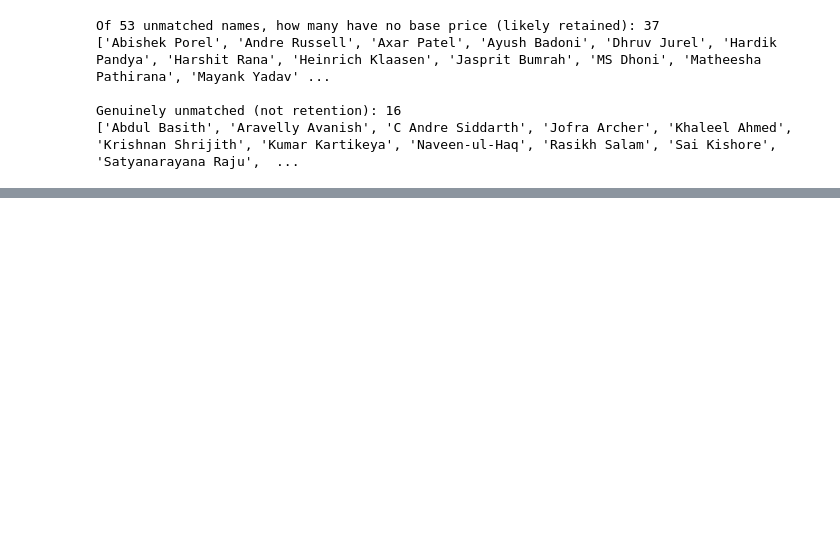
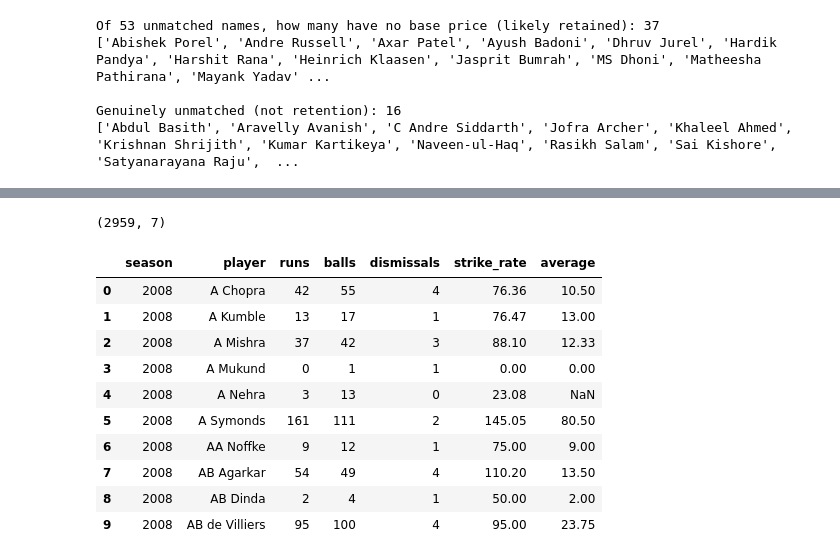
Before and after one commit to psai09599-stack/IPL-Auction-Intelligence, a Jupyter notebook: notebooks/01_data_audit.ipynb, the cells around one changed output, grey strips where cells are left out. Cells and saved outputs as stored; diff of their text form; code cells hidden in the pictures; blank space fills up the shorter version.

```diff
--- a/notebooks/01_data_audit.ipynb
+++ b/notebooks/01_data_audit.ipynb
@@ -696,0 +850,58 @@ print(len(retained_players_meta))
+# %%
+# ============================================
+# Step 6a: player_season_metrics — BATTING
+# ============================================
+batting_rows = []
+
+for fp in files:
+    with open(fp) as f:
+        m = json.load(f)
+    season = str(m["info"].get("season", "unknown"))
+    season = season_map.get(season, season)  # reuse your existing normalization
+
+    for inning in m.get("innings", []):
+        for over in inning.get("overs", []):
+            for ball in over.get("deliveries", []):
+                batter = ball["batter"]
+                runs = ball["runs"]["batter"]
+                is_wicket = 0
+                if "wickets" in ball:
+                    for w in ball["wickets"]:
+                        if w.get("player_out") == batter:
+                            is_wicket = 1
+
+                batting_rows.append({
+                    "season": season,
+                    "player": batter,
+                    "runs": runs,
+                    "balls": 1,
+                    "wicket": is_wicket,
+                })
+
+batting_df = pd.DataFrame(batting_rows)
+
+batting_season = (
+    batting_df.groupby(["season", "player"])
+    .agg(runs=("runs", "sum"), balls=("balls", "sum"), dismissals=("wicket", "sum"))
+    .reset_index()
+)
+batting_season["strike_rate"] = (batting_season["runs"] / batting_season["balls"] * 100).round(2)
+batting_season["average"] = (batting_season["runs"] / batting_season["dismissals"].replace(0, np.nan)).round(2)
+
+batting_season.to_csv("../data/clean/player_season_metrics_batting.csv", index=False)
+
+print(batting_season.shape)
+batting_season.head(10)
+# %% [output]
+(2959, 7)
+|  | season | player | runs | balls | dismissals | strike_rate | average |
+| 0 | 2008 | A Chopra | 42 | 55 | 4 | 76.36 | 10.50 |
+| 1 | 2008 | A Kumble | 13 | 17 | 1 | 76.47 | 13.00 |
+| 2 | 2008 | A Mishra | 37 | 42 | 3 | 88.10 | 12.33 |
+| 3 | 2008 | A Mukund | 0 | 1 | 1 | 0.00 | 0.00 |
+| 4 | 2008 | A Nehra | 3 | 13 | 0 | 23.08 | NaN |
+| 5 | 2008 | A Symonds | 161 | 111 | 2 | 145.05 | 80.50 |
+| 6 | 2008 | AA Noffke | 9 | 12 | 1 | 75.00 | 9.00 |
+| 7 | 2008 | AB Agarkar | 54 | 49 | 4 | 110.20 | 13.50 |
+| 8 | 2008 | AB Dinda | 2 | 4 | 1 | 50.00 | 2.00 |
+| 9 | 2008 | AB de Villiers | 95 | 100 | 4 | 95.00 | 23.75 |
```
Also changed, not shown: parts of 19 cells of this notebook, 3 other files.
